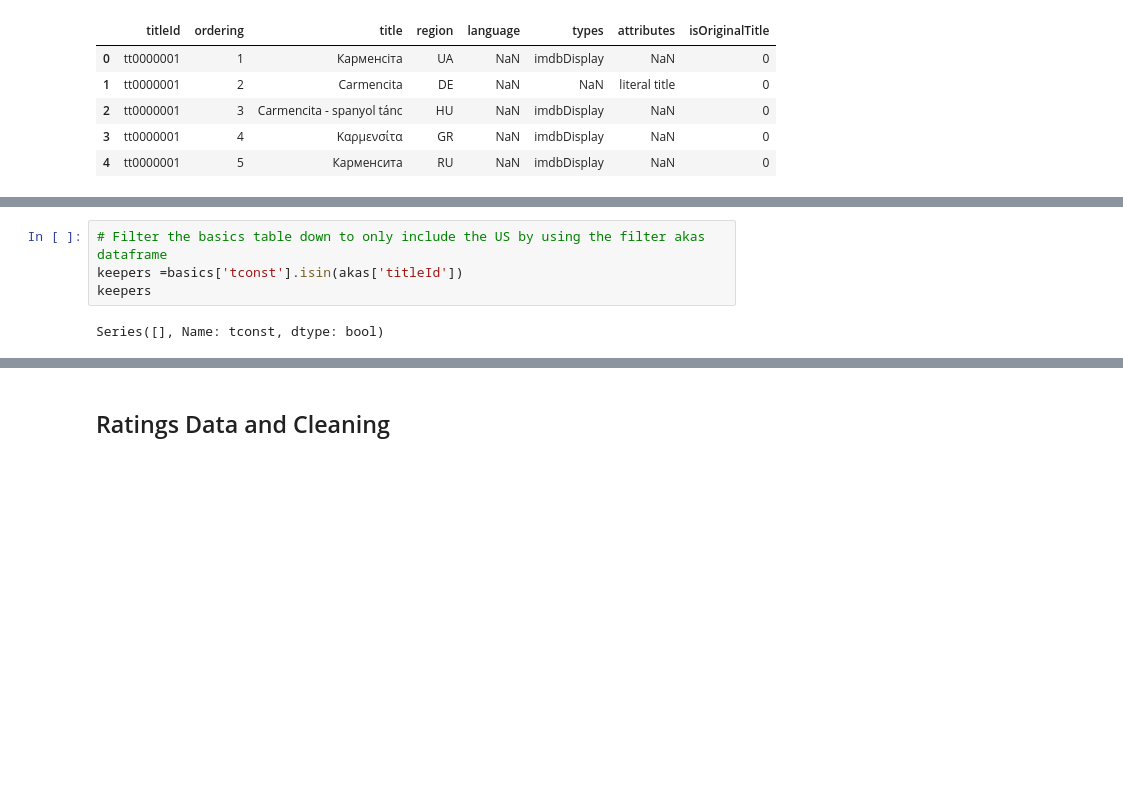
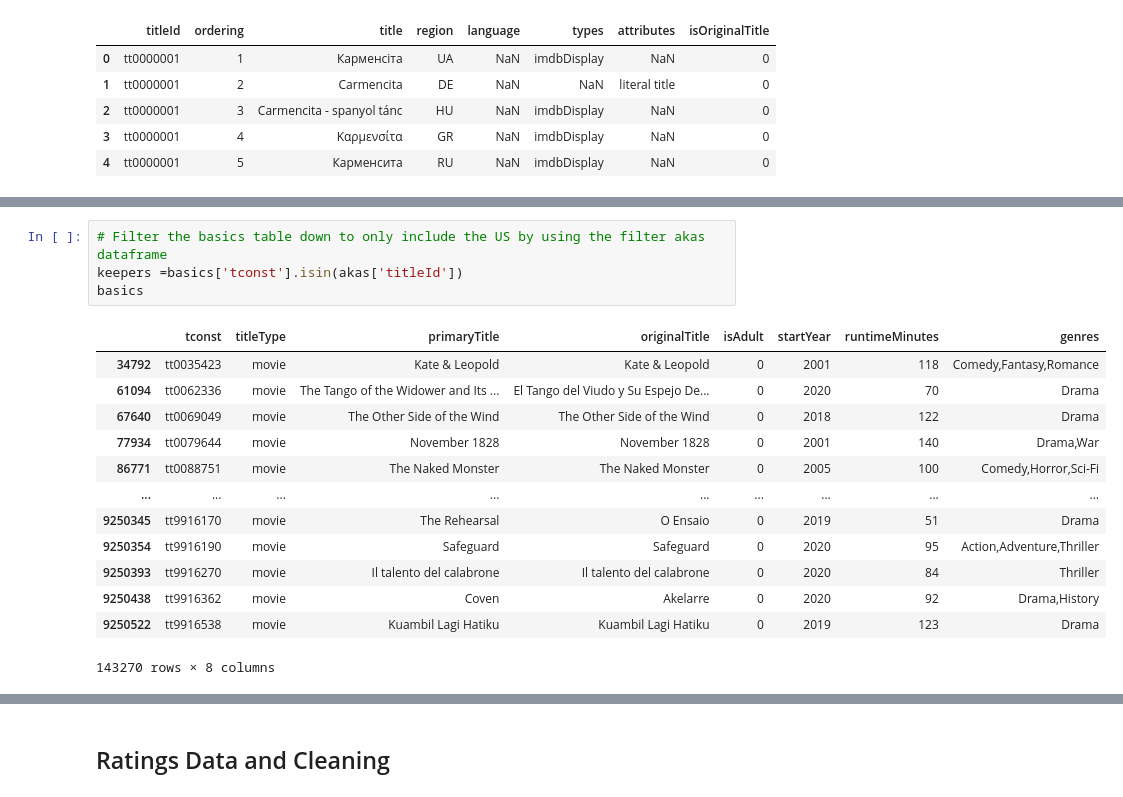
Before and after one commit to SeanRommes/Predicting-Better-Movies, a Jupyter notebook: Making Better Movies.ipynb, the cells around one changed output, grey strips where cells are left out. Cells and saved outputs as stored; diff of their text form; blank space fills up the shorter version.

```diff
--- a/Making Better Movies.ipynb
+++ b/Making Better Movies.ipynb
@@ -278,6 +323,18 @@ akas
 # %%
 # Filter the basics table down to only include the US by using the filter akas dataframe
 keepers =basics['tconst'].isin(akas['titleId'])
-keepers
+basics
 # %% [output]
+|  | tconst | titleType | primaryTitle | originalTitle | isAdult | startYear | runtimeMinutes | genres |
+| 34792 | tt0035423 | movie | Kate & Leopold | Kate & Leopold | 0 | 2001 | 118 | Comedy,Fantasy,Romance |
+| 61094 | tt0062336 | movie | The Tango of the Widower and Its ... | El Tango del Viudo y Su Espejo De... | 0 | 2020 | 70 | Drama |
+| 67640 | tt0069049 | movie | The Other Side of the Wind | The Other Side of the Wind | 0 | 2018 | 122 | Drama |
+| 77934 | tt0079644 | movie | November 1828 | November 1828 | 0 | 2001 | 140 | Drama,War |
+| 86771 | tt0088751 | movie | The Naked Monster | The Naked Monster | 0 | 2005 | 100 | Comedy,Horror,Sci-Fi |
+| ... | ... | ... | ... | ... | ... | ... | ... | ... |
+| 9250345 | tt9916170 | movie | The Rehearsal | O Ensaio | 0 | 2019 | 51 | Drama |
+| 9250354 | tt9916190 | movie | Safeguard | Safeguard | 0 | 2020 | 95 | Action,Adventure,Thriller |
+| 9250393 | tt9916270 | movie | Il talento del calabrone | Il talento del calabrone | 0 | 2020 | 84 | Thriller |
+| 9250438 | tt9916362 | movie | Coven | Akelarre | 0 | 2020 | 92 | Drama,History |
+| 9250522 | tt9916538 | movie | Kuambil Lagi Hatiku | Kuambil Lagi Hatiku | 0 | 2019 | 123 | Drama |
-Series([], Name: tconst, dtype: bool)
+143270 rows × 8 columns
```
Also changed, not shown: parts of 34 cells of this notebook, 3 other files.
